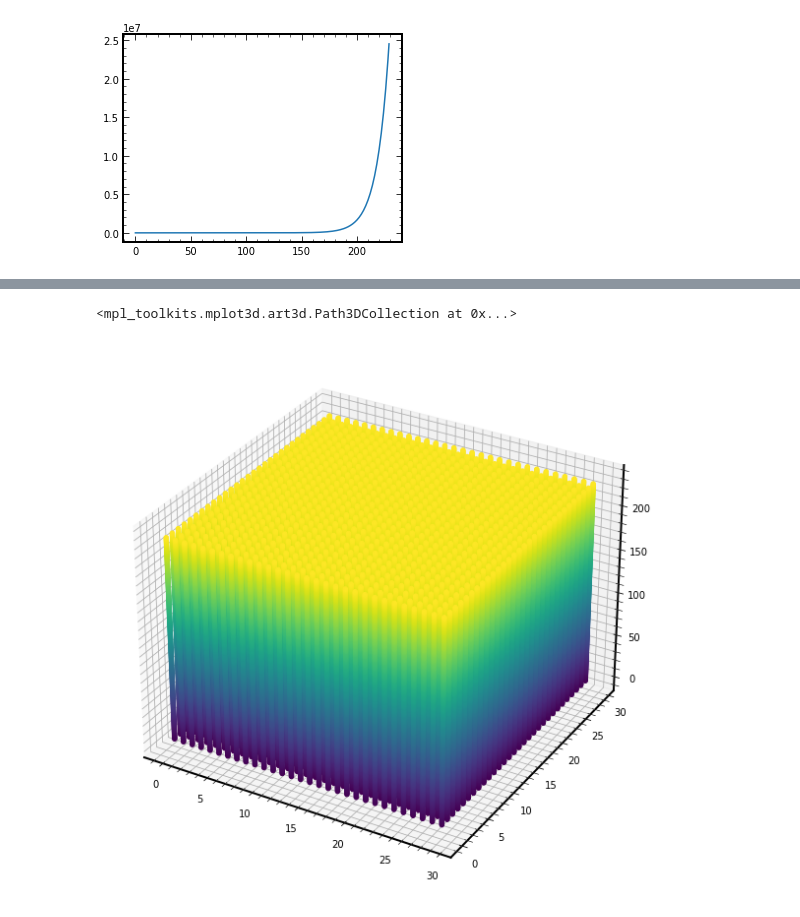
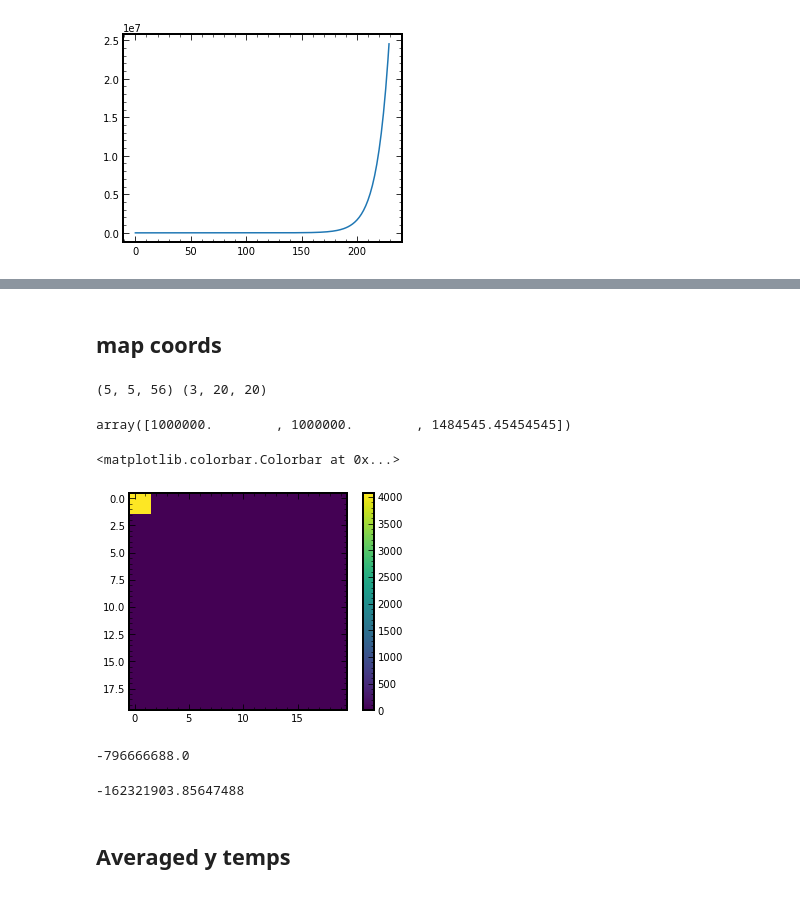
Before and after one commit to nohg/SiliconM3DAnalysis, a Jupyter notebook: Temp_depth.ipynb, the cells around one changed output, grey strips where cells are left out. Drawn from its saved outputs; the diff is of its cells as text; code cells hidden in the pictures.

```diff
--- a/Temp_depth.ipynb
+++ b/Temp_depth.ipynb
@@ -102,9 +144,29 @@ ax.scatter(x, y, z, c=z, alpha=1)
-# %%
-fig = plt.figure(figsize=(10,10))
-ax= fig.add_subplot(111, projection='3d')
-data = atmo_3DNLTE.tau
-x, y, z = data.nonzero()
-ax.scatter(x, y, z, c=z, alpha=1)
-# %% [output]
-<mpl_toolkits.mplot3d.art3d.Path3DCollection at 0x...>
-[figure, removed]
+# %% [markdown]
+## map coords
+# %%
+def intp_plane(dx, dy, dz, atmosobject, runobject):
+    x_max = np.max(runobject.widthz)
+    scaling = np.array([dx, dy, dz])
+    data = atmosobject.temp
+    u = np.array([0, 1 ,0])
+    v = np.array([1, 0, 0.203])
+    coords = (u[:, None, None] * np.linspace(0, x_max, 20)[None, :, None] +
+          v[:, None, None] * np.linspace(0, (x_max)/np.cos(0.201), 20)[None, None, :])
+    idx = coords / scaling[(slice(None),) + (None,)*(coords.ndim-1)]
+    print(data.shape, coords.shape)
+    new_data = ndi.map_coordinates(data, idx)
+    return new_data
+# %%
+new_plane = intp_plane(dx_1D, dy_1D, dz_1D, atmo_1DNLTE, runobject=run_1DNLTE)
+# %% [output]
+(5, 5, 56) (3, 20, 20)
+# %%
+np.array([dx_1D, dy_1D, dz_1D])
+# %% [output]
+array([1000000.        , 1000000.        , 1484545.45454545])
+# %%
+im=plt.imshow(new_plane)
+plt.colorbar(im)
+# %% [output]
+<matplotlib.colorbar.Colorbar at 0x...>
+[figure, added]
@@ -110,0 +182,10 @@ ax.scatter(x, y, z, c=z, alpha=1)
+# %%
+run_3DNLTE.widthx[0] - run_3DNLTE.widthx[-1]
+# %% [output]
+-796666688.0
+# %%
+np.tan(0.201)*(run_3DNLTE.widthx[0] - run_3DNLTE.widthx[-1])
+# %% [output]
+-162321903.85647488
+# %% [markdown]
+## Averaged y temps
```
Also changed, not shown: parts of 30 cells of this notebook.
